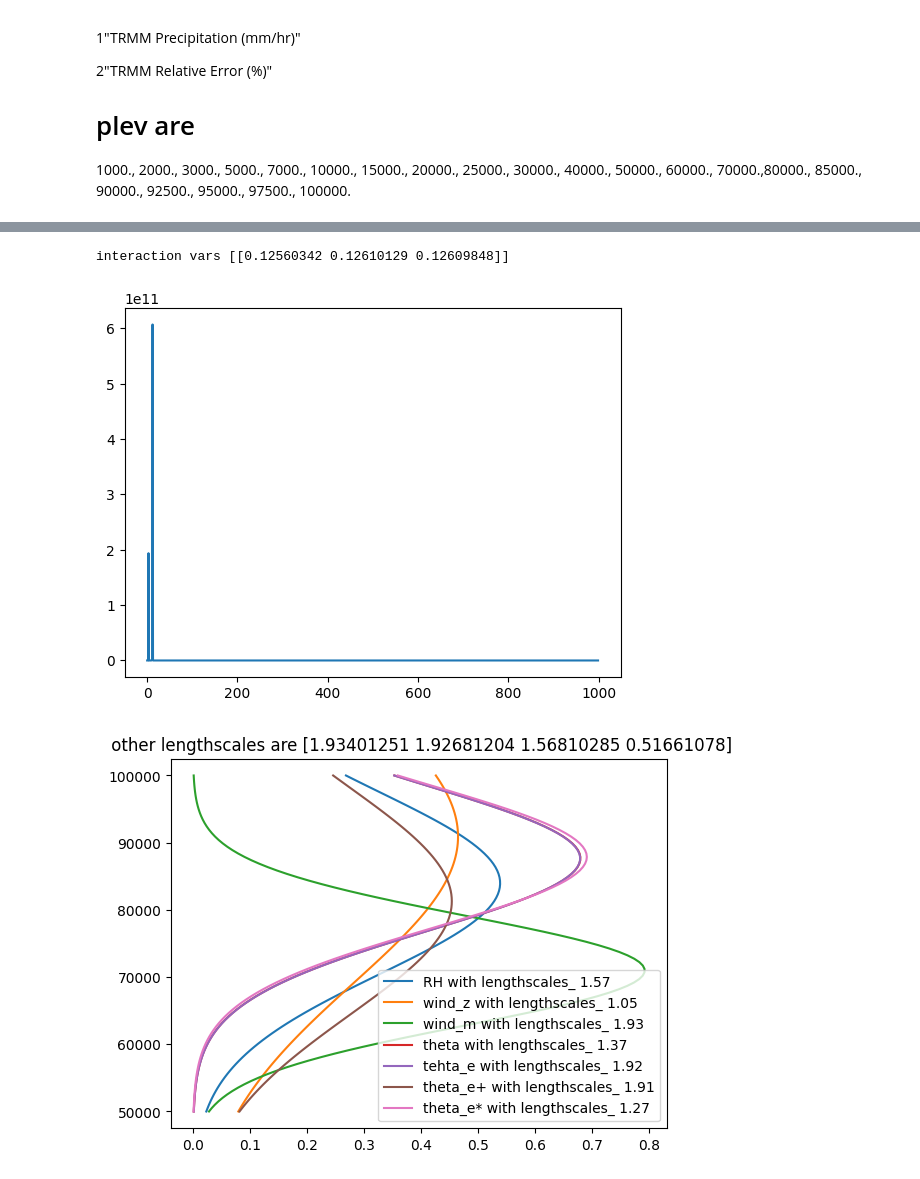
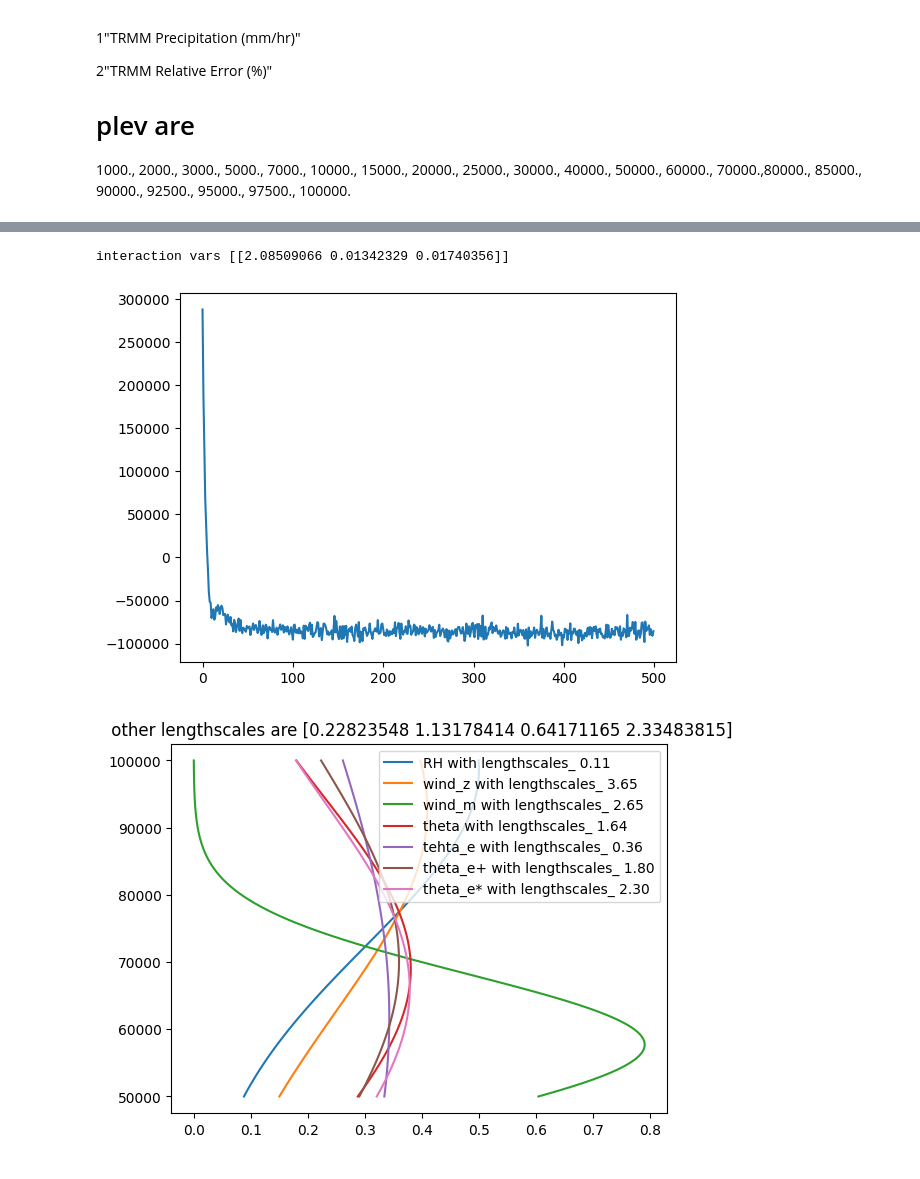
Before and after one commit to JaxGaussianProcesses/GPJax, a Jupyter notebook: Play_full.ipynb, the cells around one changed output, grey strips where cells are left out. Saved outputs shown, nothing was run; the diff lists cells and outputs as text; code cells hidden in the pictures.

```diff
--- a/Play_full.ipynb
+++ b/Play_full.ipynb
@@ -327,59 +294,74 @@ def init_kernels(data, linear=False):
 assert jnp.min(D.y) >= 0
 
 
 num_inducing=25
 
 max_depth = 2
-smoother = init_smoother()
-# inducing_inputs = qmc.Halton(d=problem_info.num_3d_variables+ problem_info.num_2d_variables+problem_info.num_static_variables, seed=1234).random(n=num_inducing)
-# samples = qmc.Halton(d=problem_info.num_3d_variables*problem_info.pressure_levels.shape[1], seed=1234).random(n=10_000)
-# smoothed_samples = smoother.smooth_X(samples.reshape(10_000,problem_info.num_3d_variables, -1 ))
-# inducing_inputs_3d = inducing_inputs[:,:problem_info.num_3d_variables] * (jnp.max(smoothed_samples,0) - jnp.min(smoothed_samples,0)) + jnp.min(smoothed_samples,0)
-# inducing_inputs = jnp.hstack([inducing_inputs_3d, inducing_inputs[:,problem_info.num_3d_variables:]])
-
-inducing_inputs_3d = smoother.smooth_X(D.X3d[:num_inducing])
-inducing_inputs = jnp.hstack([inducing_inputs_3d, D.X2d[:num_inducing], D.Xstatic[:num_inducing]])
+smoother = init_smoother(problem_info)
 
 
 
 
+D_ref = D.get_subset(25)
+
+D_inducing = D.get_subset(100).get_subset(num_inducing, space_filling=True, no_3d=False, smoother=smoother)
+inducing_inputs_3d = D_inducing.X3d
+inducing_inputs_2d = D_inducing.X2d
+inducing_inputs_static = D_inducing.Xstatic
+
+
+D_thinning =  D.get_subset(1000)
+
+
+interaction_variance_init = jnp.array([[1.0,0.1,0.01]], dtype=jnp.float64)
+
 max_depth = 2
-initial_variational_posterior = VariationalPrecipGP(
-    list_of_list_of_base_kernels=[init_kernels(D)],
+gamma_1_posterior = VariationalPrecipGP(
+    list_of_list_of_base_kernels=[init_kernels(problem_info)],
     likelihood=gpx.likelihoods.Gamma(num_datapoints=D.n),
     smoother=smoother,
     variational_mean= jnp.zeros((1, num_inducing, 1)),
     variational_root_covariance= jnp.eye(num_inducing)[None,:,:],
     num_latents=1,
     max_interaction_depth=max_depth,
-    interaction_variances=jnp.array([[1.0/(max_depth+1)]*(max_depth+1)], dtype=jnp.float64),
+    interaction_variances=interaction_variance_init,
     jitter=jnp.array(1e-3, dtype=jnp.float64),
-    measure = "empirical",
-    inducing_inputs=inducing_inputs,
+    measure ="empirical",
+    inducing_inputs_3d=inducing_inputs_3d,
+    inducing_inputs_2d=inducing_inputs_2d,
+    inducing_inputs_static=inducing_inputs_static,
     parameterisation="standard",
+    fiddled_ng=False,
+    lengthscale_penalisation_factor=1.0,
     ).replace_bijector(
-    inducing_inputs = tfb.SoftClip(low=jnp.array(-1e-2, dtype=jnp.float64),high=jnp.array(1.0+1e-2, dtype=jnp.float64)),
-    #variational_mean = tfb.SoftClip(low=jnp.array(-1e5, dtype=jnp.float64),high=jnp.array(1e3, dtype=jnp.float64)),
+    inducing_inputs_3d = tfb.SoftClip(low=jnp.array(-1e-2, dtype=jnp.float64),high=jnp.array(1.0+1e-2, dtype=jnp.float64)),
+    inducing_inputs_2d = tfb.SoftClip(low=jnp.array(-1e-2, dtype=jnp.float64),high=jnp.array(1.0+1e-2, dtype=jnp.float64)),
+    inducing_inputs_static = tfb.SoftClip(low=jnp.array(-1e-2, dtype=jnp.float64),high=jnp.array(1.0+1e-2, dtype=jnp.float64)),
+    #variational_mean = tfb.Softplus(),
+    D_ref = D_ref,
     #variational_root_covariance = tfb.Chain([tfb.FillTriangular(), tfb.SoftClip(low=jnp.array(-1e3, dtype=jnp.float64),high=jnp.array(1e3, dtype=jnp.float64))]),
-)
+).replace_trainable(
+    #interaction_variances=False,
+    inducing_inputs_3d=False,
+    inducing_inputs_2d=False,
+    inducing_inputs_static=False)
 
-initial_variational_posterior = initial_variational_posterior.replace_trainable(inducing_inputs=False)
 
-opt_initial_variational_posterior, history = gpx.fit(
-        model=initial_variational_posterior,
-        objective=jax.jit(initial_variational_posterior.loss_fn(negative=True)), #todo rejit
+opt_gamma_1_posterior, history = gpx.fit(
+        model=gamma_1_posterior,
+        objective=jax.jit(gamma_1_posterior.loss_fn(negative=True)), #todo rejit
         train_data=D,
         optim=ox.adamw(1e-1),
-        num_iters=1000,
-        batch_size=1024,
+        num_iters=500,
+        batch_size=512,
         safe=False,
         key=key,
     )
 plt.plot(history)
-plot_params(problem_info, opt_initial_variational_posterior,D)
-print(f"interaction vars {opt_initial_variational_posterior.interaction_variances}")
-plot_interactions(problem_info, opt_initial_variational_posterior, D.get_subset(1000), k=5, use_range=False, use_inducing_points=False)
+plot_params(problem_info, opt_gamma_1_posterior,D)
+print(f"interaction vars {opt_gamma_1_posterior.interaction_variances}")
+#plot_interactions(problem_info, opt_initial_variational_posterior, D, k=5, use_range=False, use_inducing_points=False, use_ref=True)
 # %% [output]
-interaction vars [[0.12560342 0.12610129 0.12609848]]
+interaction vars [[2.08509066 0.01342329 0.01740356]]
-[figure, old version]
+[figure, new version]
-[figure, old version]
+[figure, new version]
```
Also changed, not shown: parts of 10 cells of this notebook, 7 other files.
